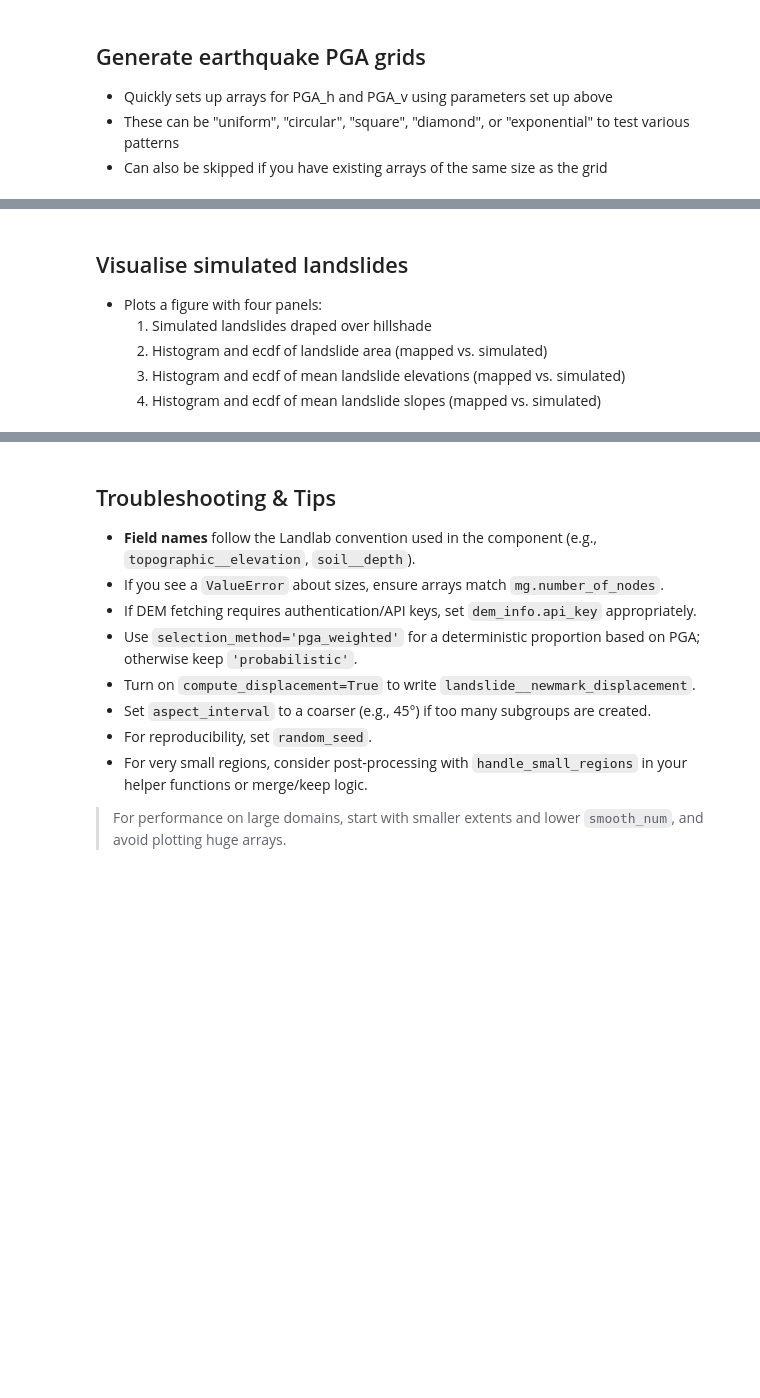
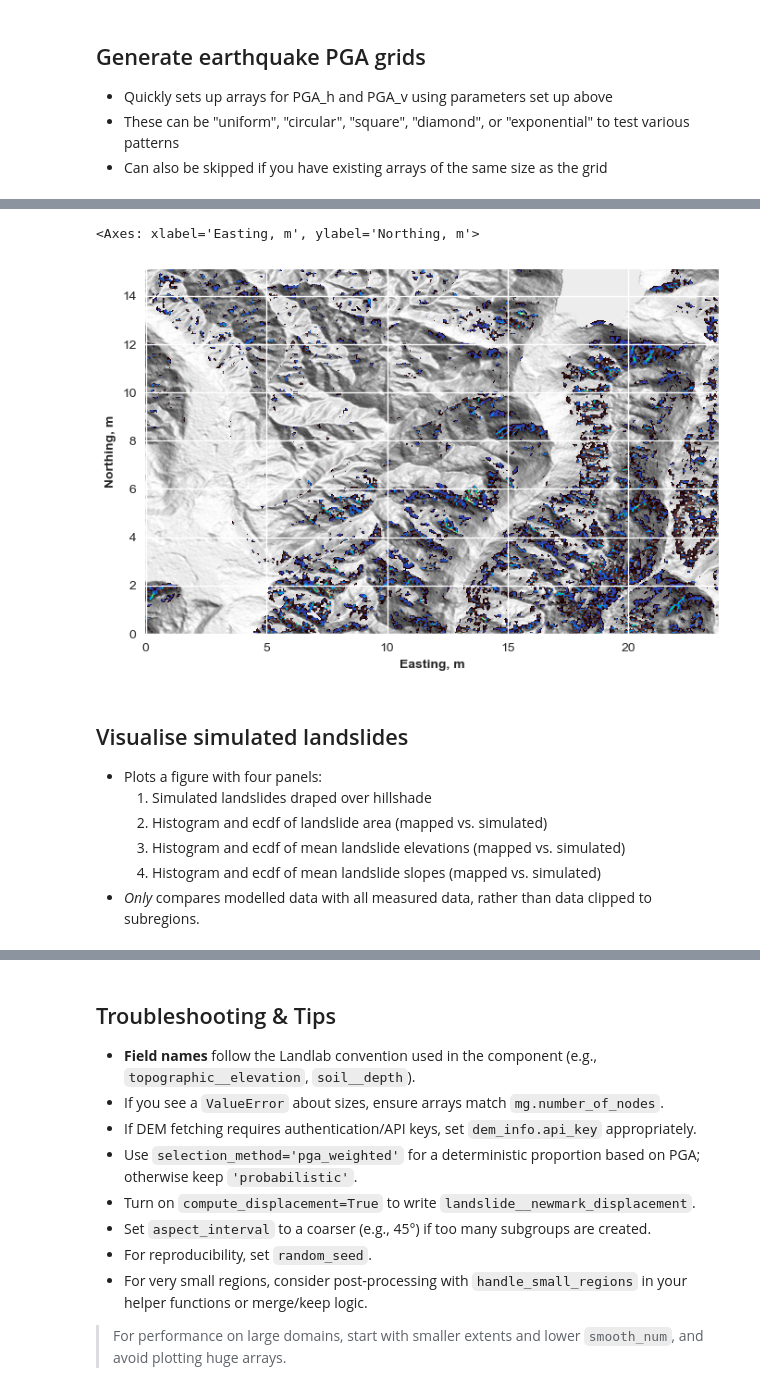
Before and after one commit to thermok-SG/EQShallowLandslider, a Jupyter notebook: ShallowLandslider_quickstart.ipynb, the cells around one changed output, grey strips where cells are left out. Drawn from its saved outputs; the diff is of its cells as text; code cells hidden in the pictures; blank space fills up the shorter version.

```diff
--- a/ShallowLandslider_quickstart.ipynb
+++ b/ShallowLandslider_quickstart.ipynb
@@ -281,3 +460,21 @@ props_filtered = props.loc[props["selected"]]
+# %%
+
+imshowhs_grid(
+            mg,
+            "topographic__elevation",
+            plot_type="Drape2",
+            drape1=np.ma.masked_equal(ls._runout._last_deposition, 0),
+            drape2=np.ma.masked_equal(ls._runout._last_erosion, 0),
+            allow_colorbar=False,
+            cbar_or="vertical",
+            ticks_km=True,
+            cbar_loc="lower right",
+            cbar_height=0.8,
+            cbar_width=0.3,
+        )
+# %% [output]
+<Axes: xlabel='Easting, m', ylabel='Northing, m'>
+[figure, added]
 # %% [markdown]
 ## Visualise simulated landslides
 - Plots a figure with four panels:
@@ -285,5 +482,6 @@ props_filtered = props.loc[props["selected"]]
     2. Histogram and ecdf of landslide area (mapped vs. simulated)
     3. Histogram and ecdf of mean landslide elevations (mapped vs. simulated)
     4. Histogram and ecdf of mean landslide slopes (mapped vs. simulated)
+- *Only* compares modelled data with all measured data, rather than data clipped to subregions.
 # %%
 plot_comparison_panels_with_ecdf(
```
Also changed, not shown: parts of 30 cells of this notebook, 18 other files.
